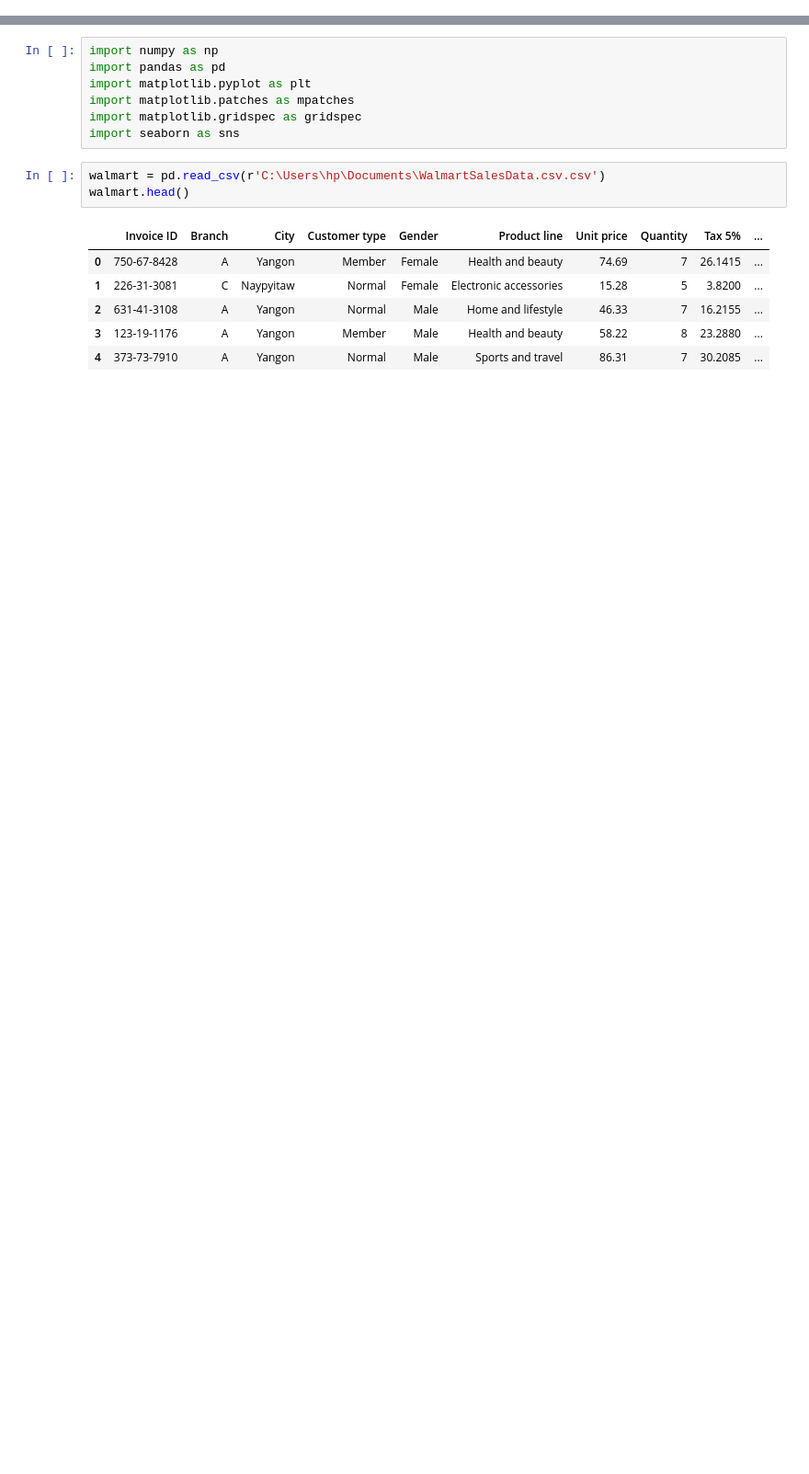
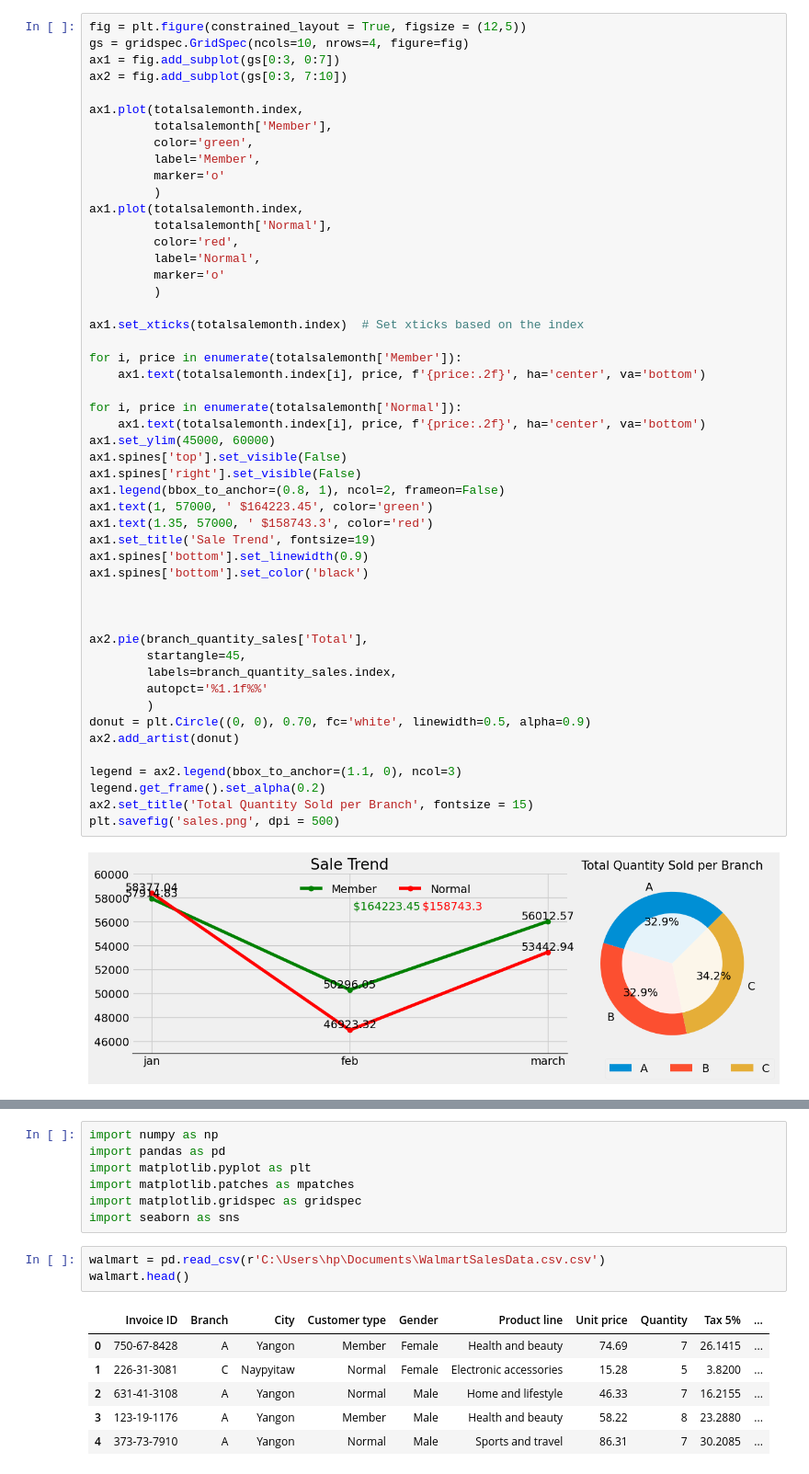
Before and after one commit to Abbeyanalyt/walmatsalesanalysis, a Jupyter notebook: walmartvisual.ipynb, the cells around one changed output, grey strips where cells are left out. Shown at 92% size. Saved outputs shown, nothing was run; the diff lists cells and outputs as text; blank space fills up the shorter version.

```diff
--- a/walmartvisual.ipynb
+++ b/walmartvisual.ipynb
@@ -2,0 +52,52 @@
+# %%
+fig = plt.figure(constrained_layout = True, figsize = (12,5))
+gs = gridspec.GridSpec(ncols=10, nrows=4, figure=fig)
+ax1 = fig.add_subplot(gs[0:3, 0:7])
+ax2 = fig.add_subplot(gs[0:3, 7:10])
+
+ax1.plot(totalsalemonth.index,
+         totalsalemonth['Member'],
+         color='green',
+         label='Member',
+         marker='o'
+         )
+ax1.plot(totalsalemonth.index,
+         totalsalemonth['Normal'],
+         color='red',
+         label='Normal',
+         marker='o'
+         )
+
+ax1.set_xticks(totalsalemonth.index)  # Set xticks based on the index
+
+for i, price in enumerate(totalsalemonth['Member']):
+    ax1.text(totalsalemonth.index[i], price, f'{price:.2f}', ha='center', va='bottom')
+
+for i, price in enumerate(totalsalemonth['Normal']):
+    ax1.text(totalsalemonth.index[i], price, f'{price:.2f}', ha='center', va='bottom')
+ax1.set_ylim(45000, 60000)
+ax1.spines['top'].set_visible(False)
+ax1.spines['right'].set_visible(False)
+ax1.legend(bbox_to_anchor=(0.8, 1), ncol=2, frameon=False)
+ax1.text(1, 57000, ' $164223.45', color='green')
+ax1.text(1.35, 57000, ' $158743.3', color='red')
+ax1.set_title('Sale Trend', fontsize=19)
+ax1.spines['bottom'].set_linewidth(0.9)
+ax1.spines['bottom'].set_color('black')
+
+
+
+ax2.pie(branch_quantity_sales['Total'],
+        startangle=45,
+        labels=branch_quantity_sales.index,
+        autopct='%1.1f%%'
+        )
+donut = plt.Circle((0, 0), 0.70, fc='white', linewidth=0.5, alpha=0.9)
+ax2.add_artist(donut)
+
+legend = ax2.legend(bbox_to_anchor=(1.1, 0), ncol=3)
+legend.get_frame().set_alpha(0.2)
+ax2.set_title('Total Quantity Sold per Branch', fontsize = 15)
+plt.savefig('sales.png', dpi = 500)
+# %% [output]
+[figure, added]
```
Also changed, not shown: parts of 3 cells of this notebook, 1 other file.
